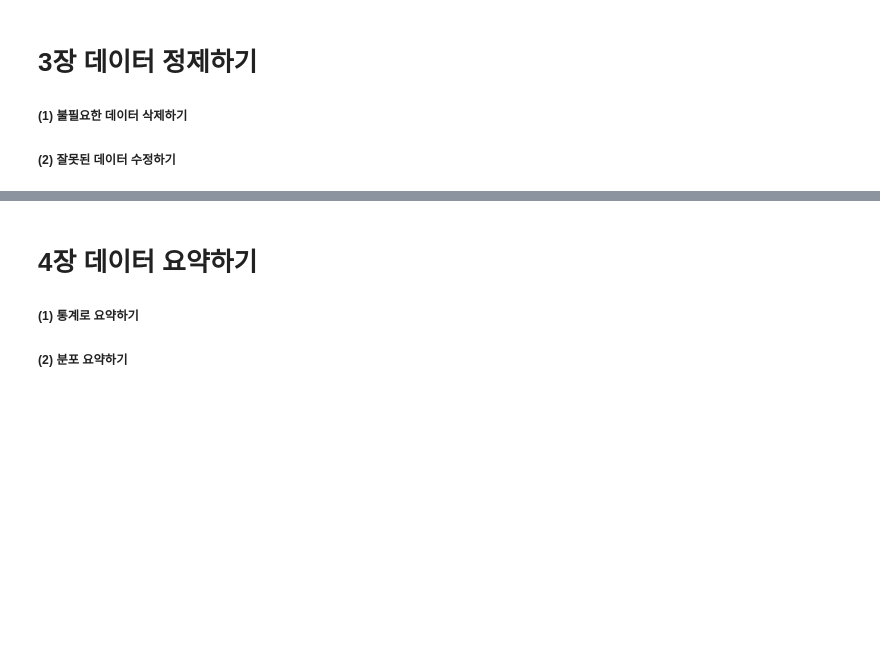
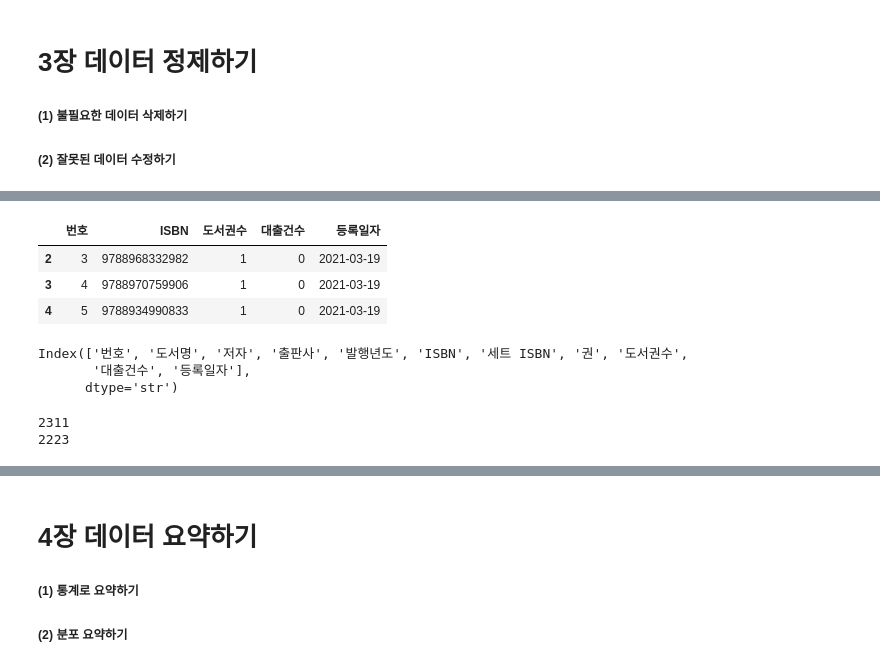
Before and after one commit to yccho1004/pythonBasic, a Jupyter notebook: HonGong-DataAnalysis_py/basics_DA.ipynb, the cells around one changed output, grey strips where cells are left out. Drawn from its saved outputs; the diff is of its cells as text; code cells hidden in the pictures; blank space fills up the shorter version.

```diff
--- a/HonGong-DataAnalysis_py/basics_DA.ipynb
+++ b/HonGong-DataAnalysis_py/basics_DA.ipynb
@@ -227,0 +297,9 @@ from bs4 import BeautifulSoup
+# %%
+#행 삭제하기: []와 슬라이싱 사용
+ns_book4 = ns_book2[2:5]
+ns_book4.head()
+# %% [output]
+|  | 번호 | ISBN | 도서권수 | 대출건수 | 등록일자 |
+| 2 | 3 | 9788968332982 | 1 | 0 | 2021-03-19 |
+| 3 | 4 | 9788970759906 | 1 | 0 | 2021-03-19 |
+| 4 | 5 | 9788934990833 | 1 | 0 | 2021-03-19 |
@@ -227,0 +311,14 @@ from bs4 import BeautifulSoup
+# %%
+#중복된 행 찾기: duplicated() 메소드 사용->중복된 행은 True, 아닌 행은 False로 불리언 배열 반환
+sum(ns_book.duplicated()) #sum() 계산에서 True은 1로 계산함
+#중복을 판단할 열을 지정할 수 있음
+print(ns_book.columns)
+sum(ns_book.duplicated(subset=['도서명', '저자', 'ISBN']))
+#중복된 모든 행을 True로 표시한 불리언 배열을 반환하여 모든 중복된 행을 출력함: keep=False로 지정
+dup_rows = ns_book.duplicated(subset=['도서명', '저자', 'ISBN'], keep=False)
+ns_book3 = ns_book[dup_rows]
+#ns_book3.head()
+# %% [output]
+Index(['번호', '도서명', '저자', '출판사', '발행년도', 'ISBN', '세트 ISBN', '권', '도서권수',
+       '대출건수', '등록일자'],
+      dtype='str')
@@ -227,0 +333,19 @@ from bs4 import BeautifulSoup
+# %%
+#대출건수를 원본 데이터에 업데이트하기
+dup_rows = ns_book.duplicated(subset=['도서명','저자','ISBN','권']) #중복된 행은 True로 표시
+unique_rows = ~dup_rows #중복되지 않을 행을 True로 표시
+ns_book7 = ns_book[unique_rows].copy() #고유한 행만 선택하여 새로 저장함
+ns_book7.set_index(['도서명','저자','ISBN','권'], inplace=True) #새로운 데이터프레임을 만들지 않고 자체 데이터프레임 내에 수정
+#loan_count 배열로 대출건수 데이터를 업데이트함
+#print(ns_book7.index)
+#print(loan_count.index)
+loan_count_clean = loan_count.reset_index().dropna(subset=['도서명','저자','ISBN','권'])
+loan_count_clean.set_index(['도서명','저자','ISBN','권'], inplace=True)
+ns_book7.update(loan_count_clean) #인덱스에 결측치(NaN)이 있으면 오류가 발생함
+ns_book7.head()
+ns_book7 = ns_book7.reset_index()
+print(sum(ns_book['대출건수']>100))
+print(sum(ns_book7['대출건수']>100))
+# %% [output]
+2311
+2223
```
Also changed, not shown: parts of 14 cells of this notebook, 2 other files.
